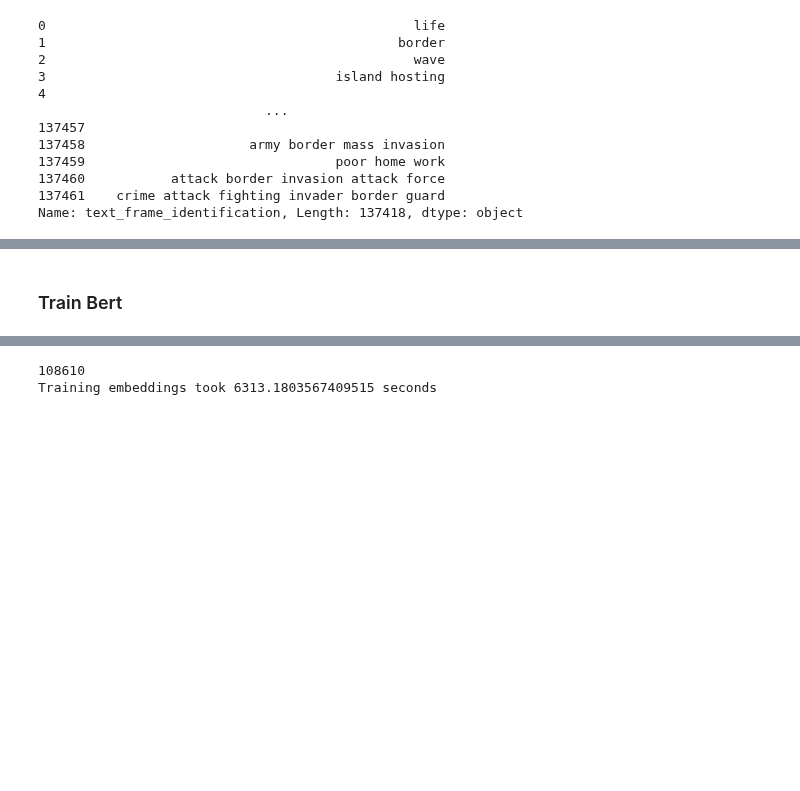
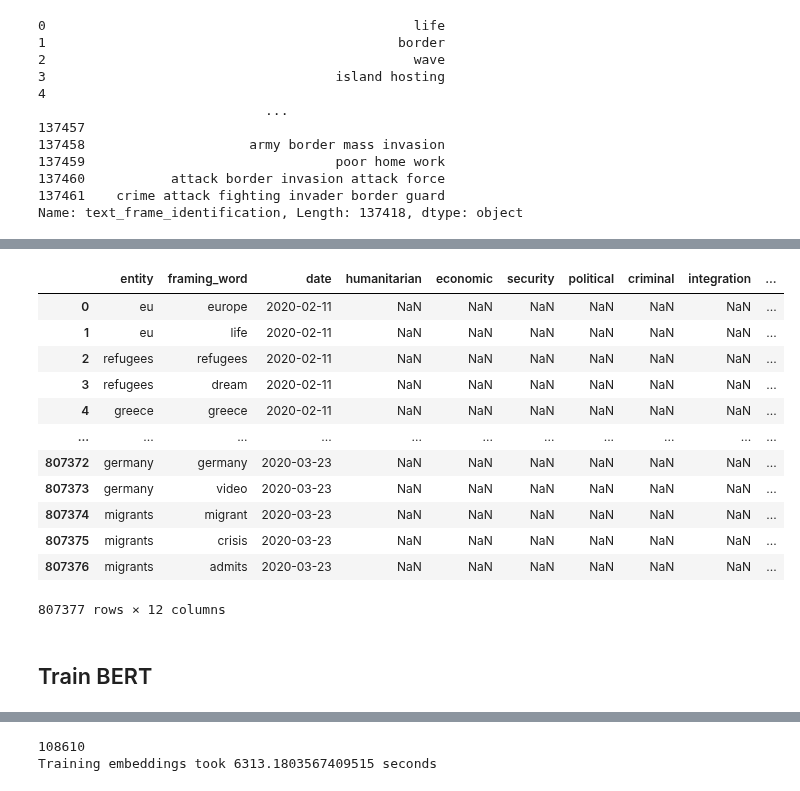
Before and after one commit to janiwo/refugee_project, a Jupyter notebook: Code/06c Frame identification.ipynb, the cells around one changed output, grey strips where cells are left out. Cells and saved outputs as stored; diff of their text form; code cells hidden in the pictures; blank space fills up the shorter version.

```diff
--- a/Code/06c Frame identification.ipynb
+++ b/Code/06c Frame identification.ipynb
@@ -518,2 +586,19 @@ Name: text_frame_identification, Length: 137418, dtype: object
+# %%
+frent = load_pickle('greece_framed_entities')
+frent
+# %% [output]
+|  | entity | framing_word | date | humanitarian | economic | security | political | criminal | integration | ... |
+| 0 | eu | europe | 2020-02-11 | NaN | NaN | NaN | NaN | NaN | NaN | ... |
+| 1 | eu | life | 2020-02-11 | NaN | NaN | NaN | NaN | NaN | NaN | ... |
+| 2 | refugees | refugees | 2020-02-11 | NaN | NaN | NaN | NaN | NaN | NaN | ... |
+| 3 | refugees | dream | 2020-02-11 | NaN | NaN | NaN | NaN | NaN | NaN | ... |
+| 4 | greece | greece | 2020-02-11 | NaN | NaN | NaN | NaN | NaN | NaN | ... |
+| ... | ... | ... | ... | ... | ... | ... | ... | ... | ... | ... |
+| 807372 | germany | germany | 2020-03-23 | NaN | NaN | NaN | NaN | NaN | NaN | ... |
+| 807373 | germany | video | 2020-03-23 | NaN | NaN | NaN | NaN | NaN | NaN | ... |
+| 807374 | migrants | migrant | 2020-03-23 | NaN | NaN | NaN | NaN | NaN | NaN | ... |
+| 807375 | migrants | crisis | 2020-03-23 | NaN | NaN | NaN | NaN | NaN | NaN | ... |
+| 807376 | migrants | admits | 2020-03-23 | NaN | NaN | NaN | NaN | NaN | NaN | ... |
+807377 rows × 12 columns
 # %% [markdown]
-### Train Bert
+## Train BERT
```
Also changed, not shown: parts of 38 cells of this notebook.
